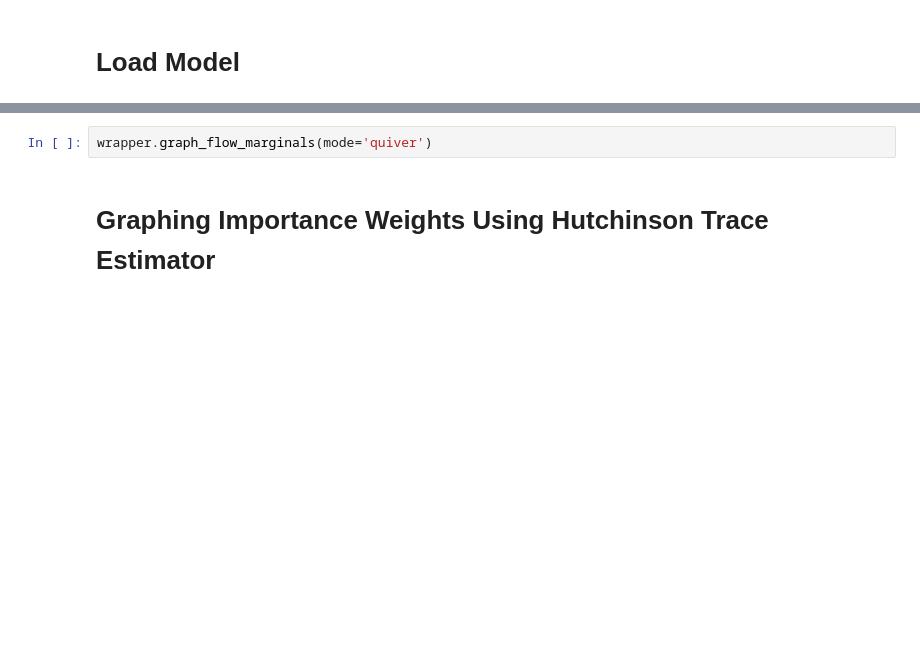
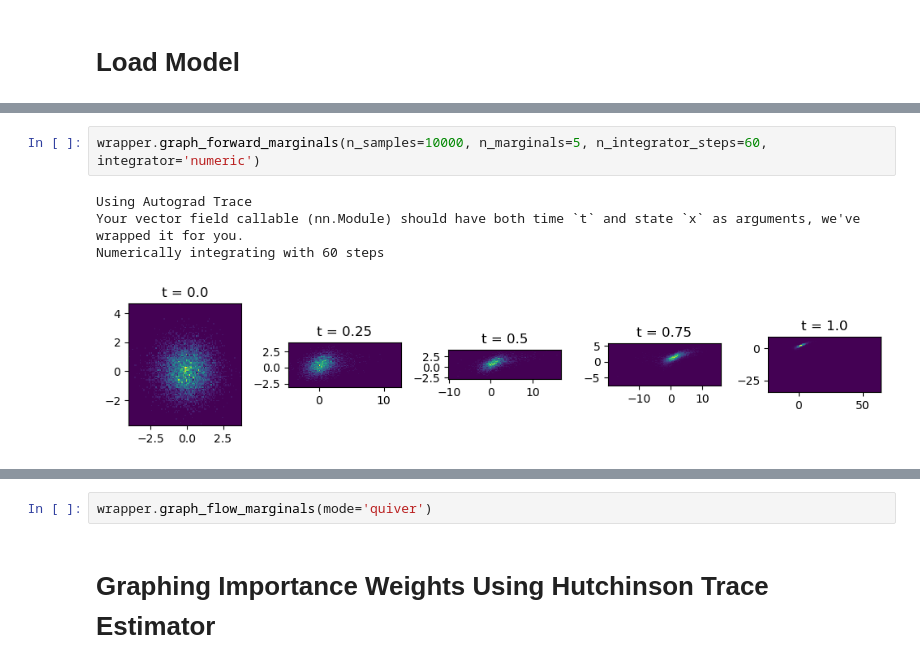
Before and after one commit to eje24/verlet-flows, a Jupyter notebook: notebooks/experiments.ipynb, the cells around one changed output, grey strips where cells are left out. Drawn from its saved outputs; the diff is of its cells as text; blank space fills up the shorter version.

```diff
--- a/notebooks/experiments.ipynb
+++ b/notebooks/experiments.ipynb
@@ -41,0 +58,7 @@ wrapper = AugmentedCNF.load_from_checkpoint('../workdir/taylor_verlet_test0/epoc
+# %%
+wrapper.graph_forward_marginals(n_samples=10000, n_marginals=5, n_integrator_steps=60, integrator='numeric')
+# %% [output]
+Using Autograd Trace
+Your vector field callable (nn.Module) should have both time `t` and state `x` as arguments, we've wrapped it for you.
+Numerically integrating with 60 steps
+[figure, added]
```
Also changed, not shown: parts of 7 cells of this notebook, 5 other files.
